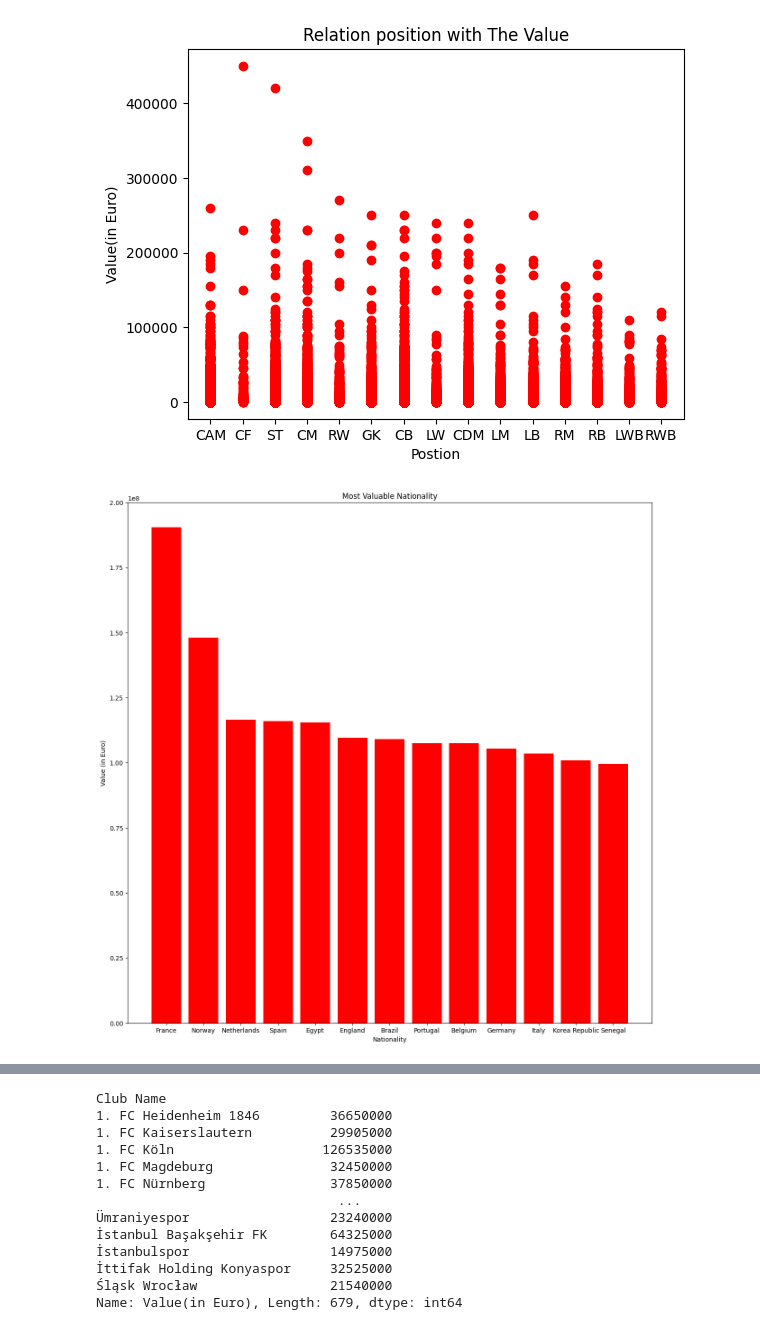
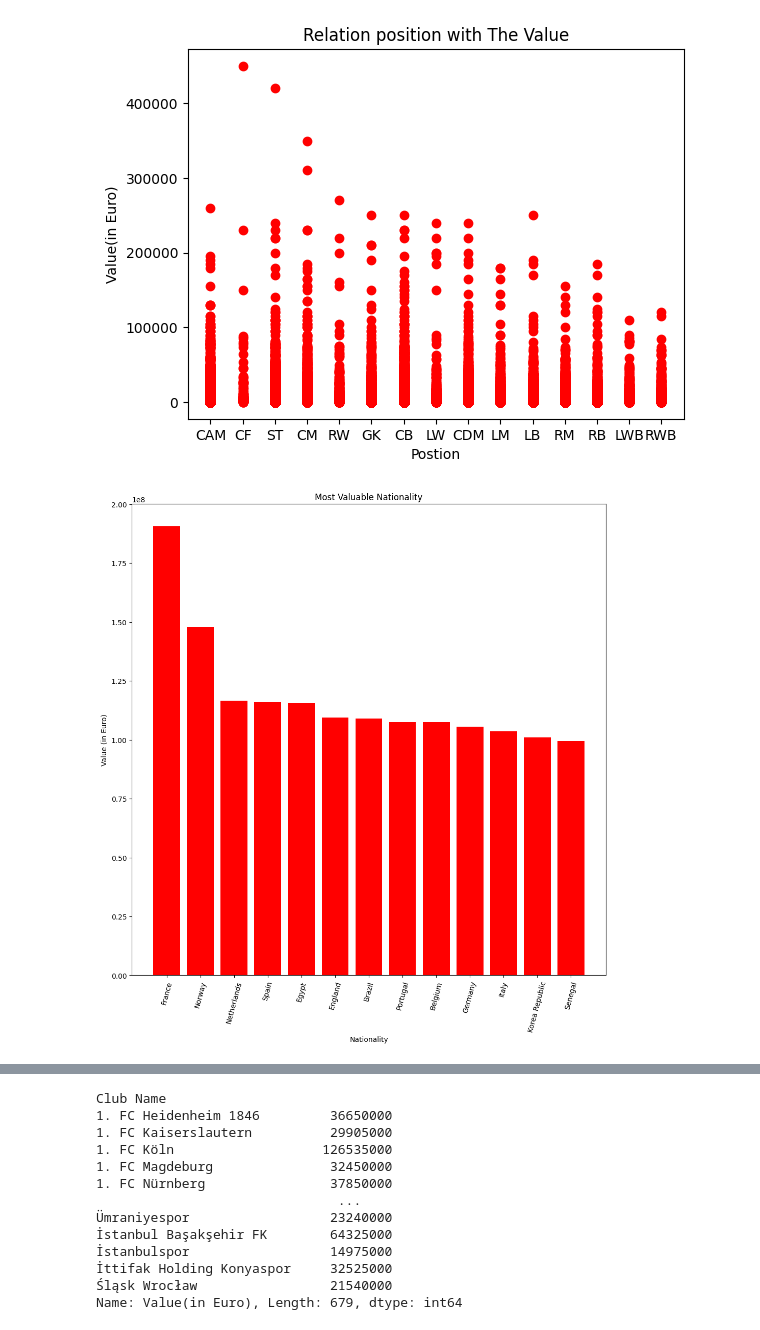
Before and after one commit to AbdullahFEliwa/Fifa-player-analysis, a Jupyter notebook: Fifa.ipynb, the cells around one changed output, grey strips where cells are left out. Saved outputs shown, nothing was run; the diff lists cells and outputs as text; code cells hidden in the pictures.

```diff
--- a/Fifa.ipynb
+++ b/Fifa.ipynb
@@ -214,15 +214,16 @@ plt.show()
 # %% [output]
 [figure]
 # %%
-plt.figure(figsize=(15,15))
+plt.figure(figsize=(12,12))
 df1=df.sort_values('Value(in Euro)', ascending = False)
 df1_Top_10 = df1
 plt.bar( df1_Top_10['Nationality'][:15], df1_Top_10['Value(in Euro)'][:15] ,color='red')
 
+plt.xticks(rotation=75)
 plt.xlabel("Nationality")
 plt.ylabel("Value (in Euro)")
 plt.title('Most Valuable Nationality')
 
 plt.show()
 # %% [output]
-[figure, old version]
+[figure, new version]
```
Also changed, not shown: parts of 7 cells of this notebook.
